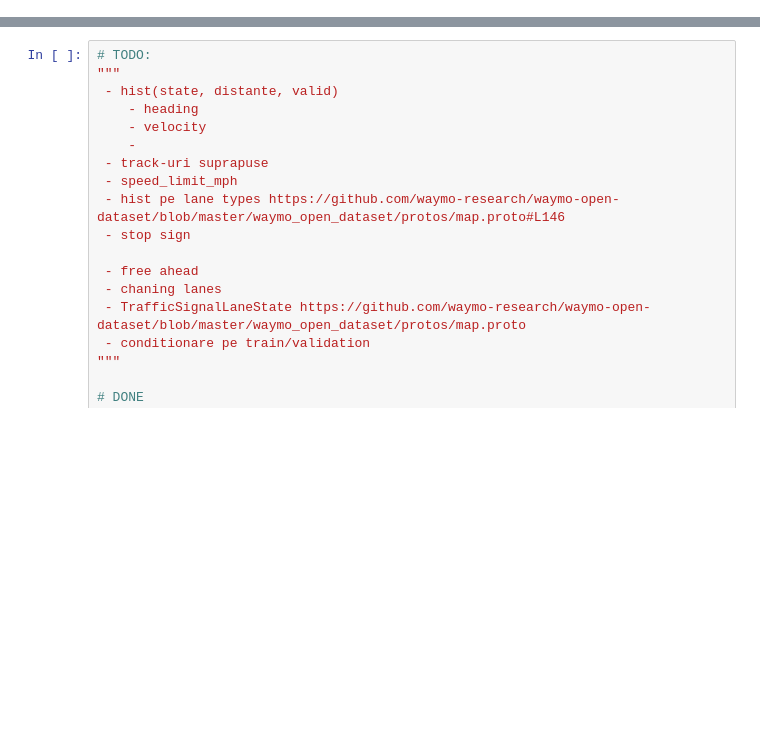
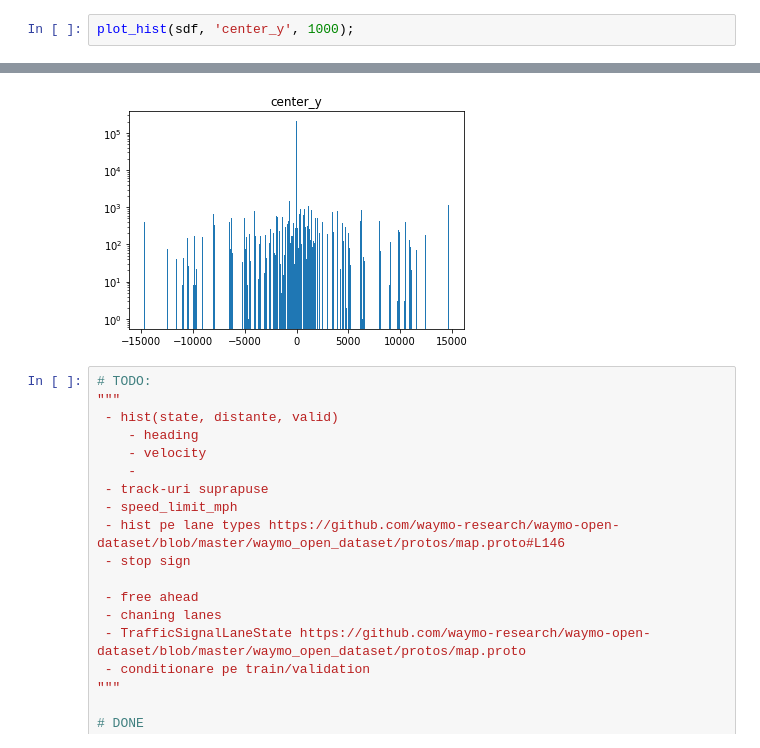
Before and after one commit to ceofil/big-data-analysis, a Jupyter notebook: test.ipynb, the cells around one changed output, grey strips where cells are left out. Drawn from its saved outputs; the diff is of its cells as text; blank space fills up the shorter version.

```diff
--- a/test.ipynb
+++ b/test.ipynb
@@ -149,0 +134,3 @@ plot_hist(sdf, 'valid', 2, x_strings=["VEHICLE", "PEDESTRIAN", "CYCLIST"])
+# %%
+plot_hist(sdf, 'center_y', 1000);
+# %% [output]
@@ -150,3 +139,4 @@ plot_hist(sdf, 'valid', 2, x_strings=["VEHICLE", "PEDESTRIAN", "CYCLIST"])
+[figure, added]
 # %%
 # TODO:
 """
```
Also changed, not shown: parts of 15 cells of this notebook.
